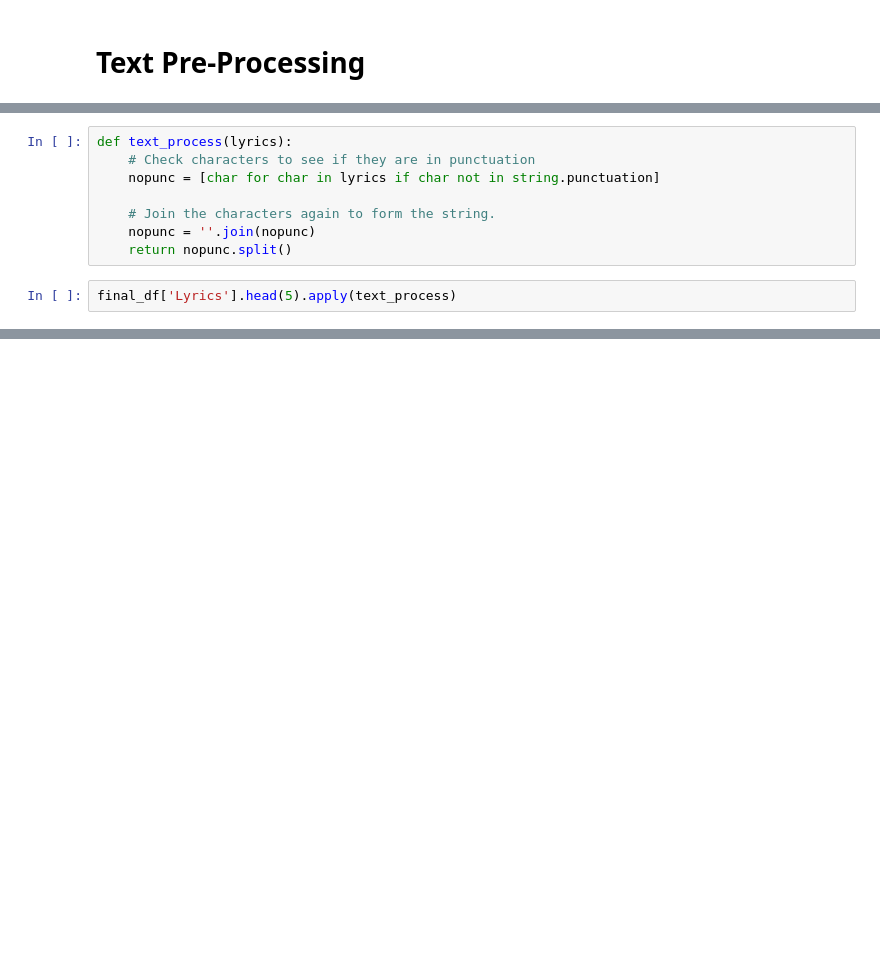
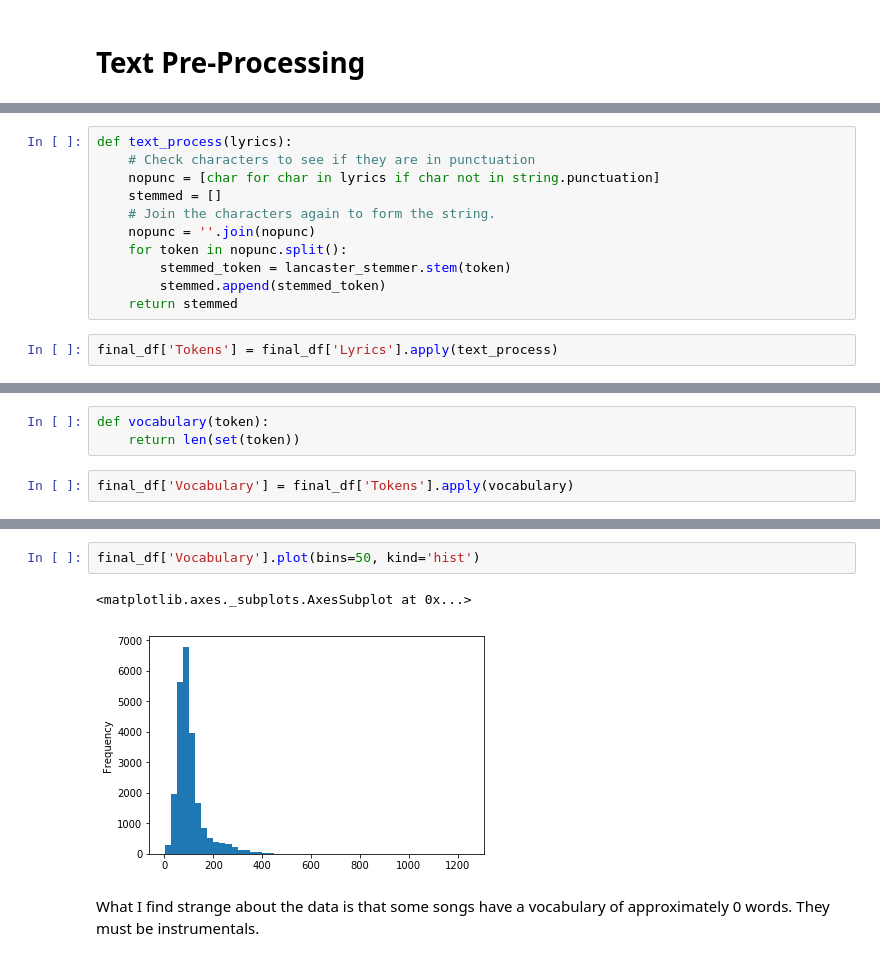
Before and after one commit to rkritika1508/Artist-vocabulary-comparison, a Jupyter notebook: Analysis.ipynb, the cells around one changed output, grey strips where cells are left out. Saved outputs shown, nothing was run; the diff lists cells and outputs as text; blank space fills up the shorter version.

Commit message:
Processed the text through Lancaster Stemmer. Need to remove the instrumentals of the artists. They don't contribute to vocabulary

```diff
--- a/Analysis.ipynb
+++ b/Analysis.ipynb
@@ -134,9 +137,12 @@ import string
 def text_process(lyrics):
     # Check characters to see if they are in punctuation
     nopunc = [char for char in lyrics if char not in string.punctuation]
-
+    stemmed = []
     # Join the characters again to form the string.
     nopunc = ''.join(nopunc)
-    return nopunc.split()
+    for token in nopunc.split():
+        stemmed_token = lancaster_stemmer.stem(token)
+        stemmed.append(stemmed_token)
+    return stemmed
 # %%
-final_df['Lyrics'].head(5).apply(text_process)
+final_df['Tokens'] = final_df['Lyrics'].apply(text_process)
@@ -151,0 +181,5 @@ Hence, the messages have been tokenised. Tokenisation is the term used to descri
+# %%
+def vocabulary(token):
+    return len(set(token))
+# %%
+final_df['Vocabulary'] = final_df['Tokens'].apply(vocabulary)
@@ -151,0 +207,7 @@ Hence, the messages have been tokenised. Tokenisation is the term used to descri
+# %%
+final_df['Vocabulary'].plot(bins=50, kind='hist')
+# %% [output]
+<matplotlib.axes._subplots.AxesSubplot at 0x...>
+[figure, added]
+# %% [markdown]
+What I find strange about the data is that some songs have a vocabulary of approximately 0 words. They must be instrumentals.
```
Also changed, not shown: parts of 10 cells of this notebook.
